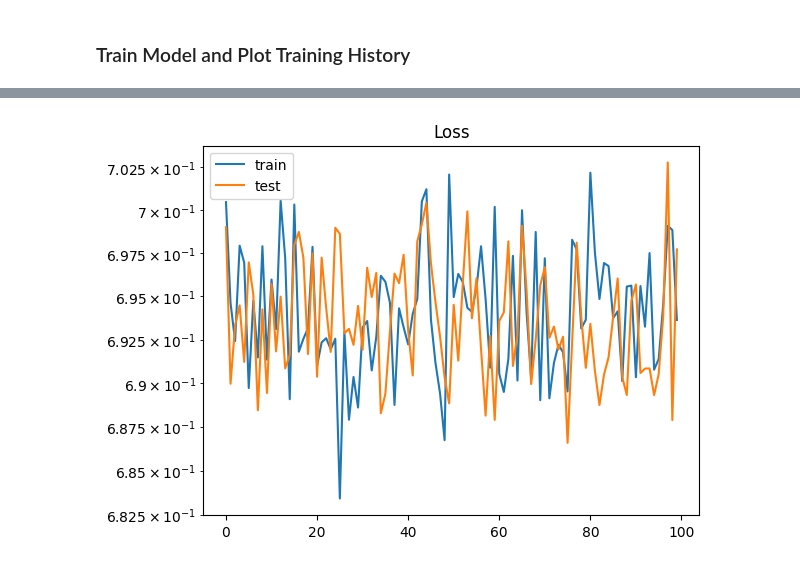
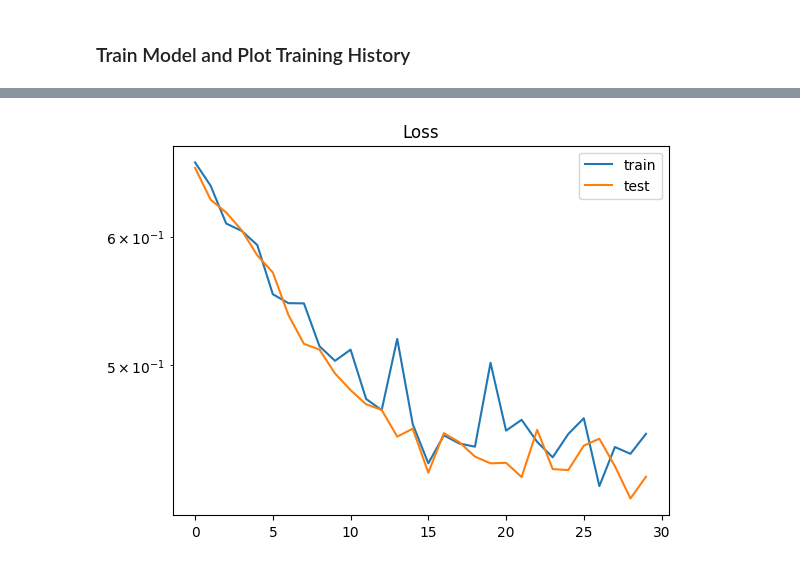
Before and after one commit to LukeV37/ML_Tutorial_2025, a Jupyter notebook: Pythia_Tutorial.ipynb, the cells around one changed output, grey strips where cells are left out. Cells and saved outputs as stored; diff of their text form; code cells hidden in the pictures.

Commit message:
benchmark MLP/GNN/Trans with 100k parameters

```diff
--- a/Pythia_Tutorial.ipynb
+++ b/Pythia_Tutorial.ipynb
@@ -68,7 +68,7 @@ pythia_bkg.init()                              # Initialize object with user def
 ### Generate Dataset
 Generate events and append stable particles to a list. Then histogram pT, eta, and phi for signal vs background.
 # %%
-num_events = 10000
+num_events = 500000
 # %%
 # Begin event loop. Generate event. Skip if error.
 sig_events = []
@@ -223,11 +230,11 @@ torch.save(test_dataset, "test_dataset_20k.pt")
 # %%
-train_dataset = torch.load("train_dataset_20k.pt", weights_only=False)
-val_dataset = torch.load("val_dataset_20k.pt", weights_only=False)
-test_dataset = torch.load("test_dataset_20k.pt", weights_only=False)
+train_dataset = torch.load("train_dataset_700k.pt", weights_only=False, map_location=device)
+val_dataset = torch.load("val_dataset_50k.pt", weights_only=False, map_location=device)
+test_dataset = torch.load("test_dataset_250k.pt", weights_only=False, map_location=device)
 
-train_dataloader = DataLoader(train_dataset, batch_size=256, shuffle=True)
-val_dataloader = DataLoader(val_dataset, batch_size=256, shuffle=True)
-test_dataloader = DataLoader(test_dataset, batch_size=256, shuffle=True)
+train_dataloader = DataLoader(train_dataset, batch_size=1024, shuffle=True)
+val_dataloader = DataLoader(val_dataset, batch_size=1024, shuffle=True)
+test_dataloader = DataLoader(test_dataset, batch_size=1024, shuffle=True)
 # %%
 for inputs, labels in train_dataloader:
     print("Batch shape:", inputs.shape)
@@ -249,15 +253,16 @@ class MultiLayerPerceptron(nn.Module):
         self.layers = nn.ModuleList()
         self.layers.append(nn.Linear(in_dim, hidden_dim))
         hidden_layers = [hidden_dim]*num_layers
-        for nodes in hidden_layers:
+        for i in range(num_layers):
             self.layers.append(nn.Linear(hidden_dim, hidden_dim))
         self.layers.append(nn.Linear(hidden_dim, 1))
 
     def forward(self, x):
         x = torch.flatten(x, start_dim=1)
-        for layer in self.layers:
+        for layer in self.layers[:-1]:
             x = F.gelu(layer(x))
-        return F.sigmoid(x)
+        x = F.sigmoid(self.layers[-1](x))
+        return x
 # %%
 # Define a class that inherits from torch.nn.Module
 class DeepSets(nn.Module):
@@ -296,10 +302,11 @@ class TransformerEncoder(nn.Module):
         return output
 # %%
 # Define the training loop
-def train(model, train_dataloader, val_dataloader, epochs=20):
+def train(model, optimizer, loss_fn, train_dataloader, val_dataloader, lr_step, epochs=20):
 
     history = {'train_loss':[],'test_loss':[]}     # Define history dictionary
 
+    scheduler = torch.optim.lr_scheduler.StepLR(optimizer, step_size=lr_step, gamma=0.1)
     # Loop through epoches
     for e in range(epochs):
         for X_train, y_train in train_dataloader:
@@ -318,15 +325,17 @@ def train(model, train_dataloader, val_dataloader, epochs=20):
 
         history['train_loss'].append(loss.detach().cpu().numpy())        # Append train loss to history (detach and convert to numpy array)
         history['test_loss'].append(test_loss.detach().cpu().numpy())    # Append test loss to history (detach and convert to numpy array)
-        if (e+1)%5==0:
+        if (e+1)%1==0:
             print('Epoch:',e+1,'\tTrain Loss:',round(float(loss),4),'\tTest Loss:',round(float(test_loss),4))
-
+        scheduler.step()
+        if (e+1)%lr_step==0:
+            print("\tReducing Learning Rate!")
     return history
 # %% [markdown]
 ### Train Model and Plot Training History
 # %%
 # Initialize model
-MLP = MultiLayerPerceptron(in_dim=3*padding_particle_cutoff,hidden_dim=32, num_layers=4, out_dim=1)    # Declare model using NeuralNet Class
+MLP = MultiLayerPerceptron(in_dim=3*padding_particle_cutoff,hidden_dim=164, num_layers=2, out_dim=1)    # Declare model using NeuralNet Class
 MLP.to(device)                                       # Put model on device (cpu or gpu)
 print(MLP)                                           # Print layers in model
 
@@ -335,11 +344,11 @@ pytorch_total_params = sum(p.numel() for p in MLP.parameters() if p.requires_gra
 print("Trainable Parameters: ", pytorch_total_params,"\n")
 
 # Declare optimizer and loss function
-optimizer = optim.AdamW(model.parameters(), lr=0.00001)  # Adam = Adaptive Moment Estimation, lr = learning rate
+optimizer = optim.AdamW(MLP.parameters(), lr=1e-6)  # Adam = Adaptive Moment Estimation, lr = learning rate
 loss_fn = nn.BCELoss()                                 # BCE = Binary Cross Entropy, used for binary classification
 
 #Train Model
-history = train(MLP, train_dataloader, val_dataloader, epochs=100)                                             # Train the model!
+history = train(MLP, optimizer, loss_fn, train_dataloader, val_dataloader, lr_step=15, epochs=30)                                             # Train the model!
 
 # Plot Training History
 plt.plot(history['train_loss'],label='train')
@@ -348,6 +357,8 @@ plt.title("Loss")
 plt.legend()
 plt.yscale('log')
 plt.show()
+
+torch.save(MLP, "MLP.pt")
 # %% [output]
 MultiLayerPerceptron(
   (layers): ModuleList(
@@ -369,3 +380,3 @@ Epoch: 100      Train Loss: 0.6936      Test Loss: 0.6977
-[figure, old version]
+[figure, new version]
 # %%
 # Initialize model
```
Also changed, not shown: parts of 21 cells of this notebook.
